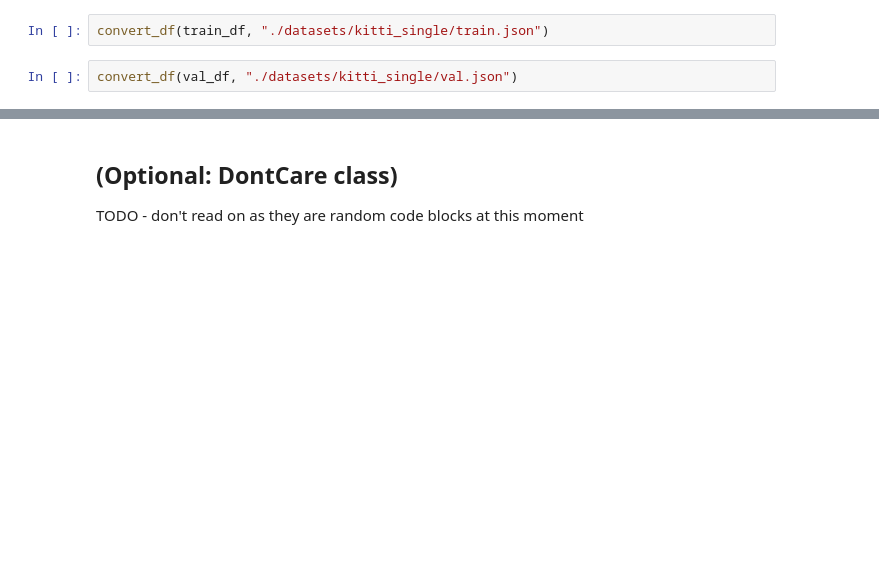
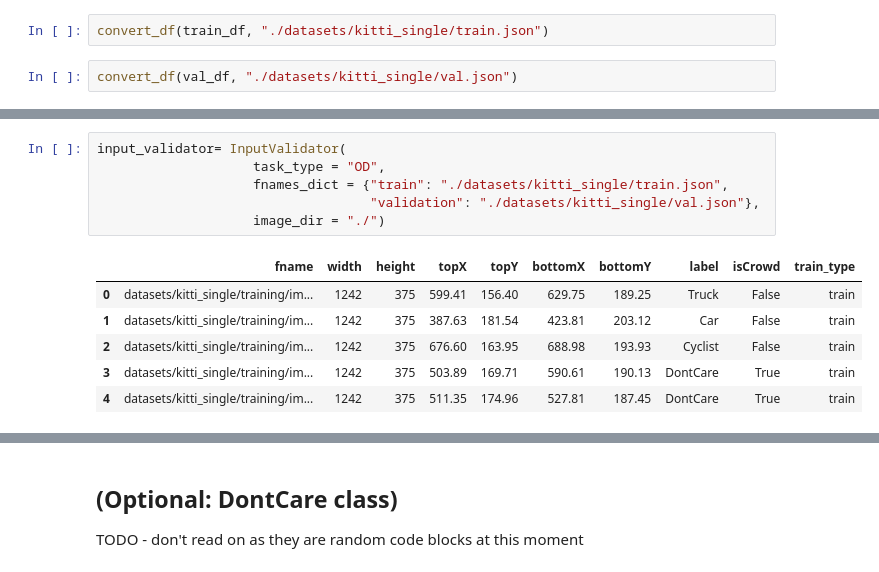
Before and after one commit to yoyolin/medium-blog-kitti, a Jupyter notebook: 0.Kitti_Dataset_Preparation.ipynb, the cells around one changed output, grey strips where cells are left out. Cells and saved outputs as stored; diff of their text form; blank space fills up the shorter version.

```diff
--- a/0.Kitti_Dataset_Preparation.ipynb
+++ b/0.Kitti_Dataset_Preparation.ipynb
@@ -301,0 +319,13 @@ TODO: plan to add a `InputValidator` class to ensure json format is correct by c
+# %%
+input_validator= InputValidator(
+                    task_type = "OD",
+                    fnames_dict = {"train": "./datasets/kitti_single/train.json",
+                                   "validation": "./datasets/kitti_single/val.json"},
+                    image_dir = "./")
+# %% [output]
+|  | fname | width | height | topX | topY | bottomX | bottomY | label | isCrowd | train_type |
+| 0 | datasets/kitti_single/training/im... | 1242 | 375 | 599.41 | 156.40 | 629.75 | 189.25 | Truck | False | train |
+| 1 | datasets/kitti_single/training/im... | 1242 | 375 | 387.63 | 181.54 | 423.81 | 203.12 | Car | False | train |
+| 2 | datasets/kitti_single/training/im... | 1242 | 375 | 676.60 | 163.95 | 688.98 | 193.93 | Cyclist | False | train |
+| 3 | datasets/kitti_single/training/im... | 1242 | 375 | 503.89 | 169.71 | 590.61 | 190.13 | DontCare | True | train |
+| 4 | datasets/kitti_single/training/im... | 1242 | 375 | 511.35 | 174.96 | 527.81 | 187.45 | DontCare | True | train |
```
Also changed, not shown: parts of 9 cells of this notebook.
